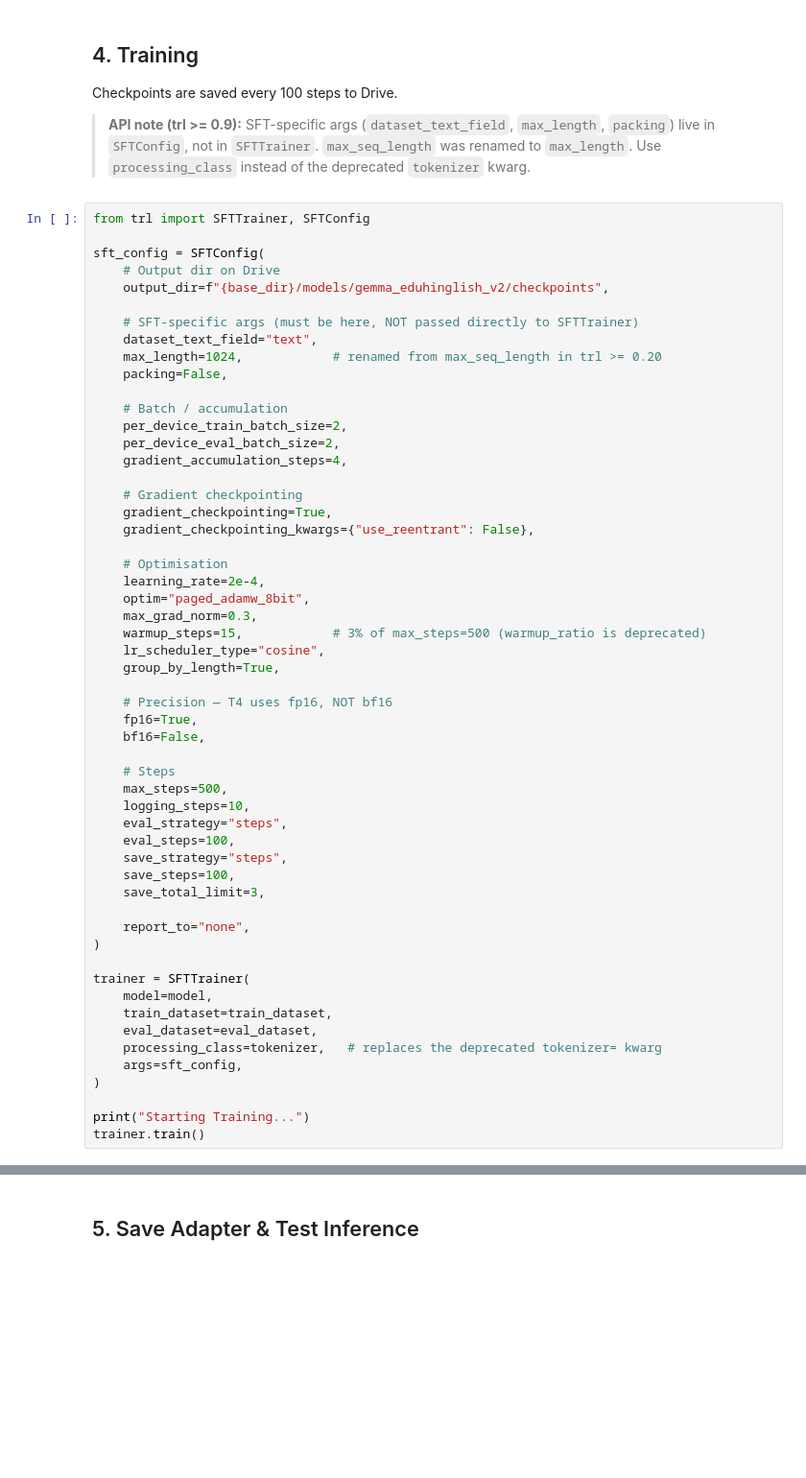
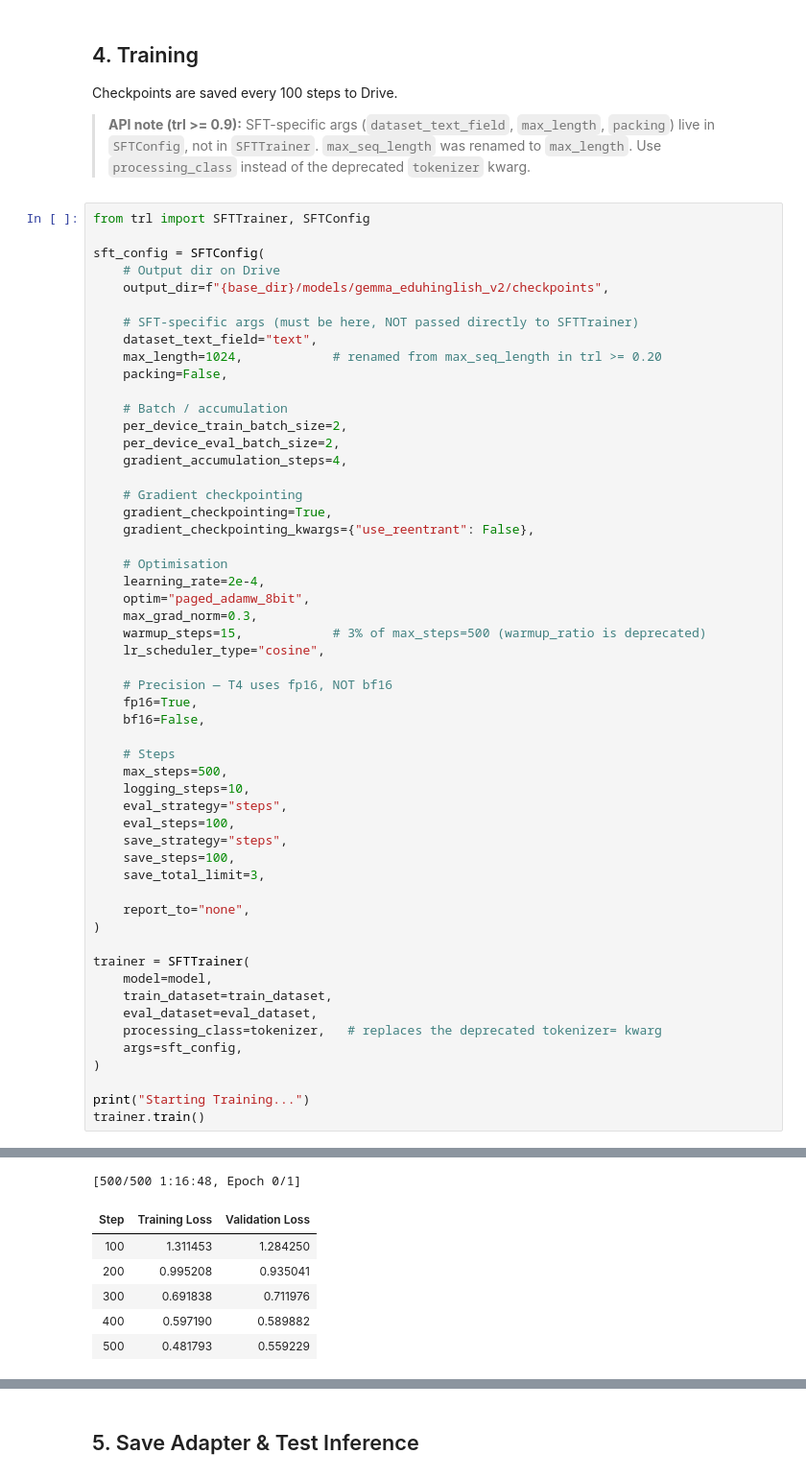
Before and after one commit to PersuasivePost/EduHinglish, a Jupyter notebook: training/colab_notebooks/04_gemma_finetune.ipynb, the cells around one changed output, grey strips where cells are left out. Shown at 96% size. Drawn from its saved outputs; the diff is of its cells as text; blank space fills up the shorter version.

```diff
--- a/training/colab_notebooks/04_gemma_finetune.ipynb
+++ b/training/colab_notebooks/04_gemma_finetune.ipynb
@@ -174,7 +206,6 @@ sft_config = SFTConfig(
     max_grad_norm=0.3,
     warmup_steps=15,            # 3% of max_steps=500 (warmup_ratio is deprecated)
     lr_scheduler_type="cosine",
-    group_by_length=True,
 
     # Precision — T4 uses fp16, NOT bf16
     fp16=True,
@@ -202,3 +233,4 @@ trainer = SFTTrainer(
 
 print("Starting Training...")
 trainer.train()
+# %% [output]
@@ -204,0 +239,7 @@ trainer.train()
+[500/500 1:16:48, Epoch 0/1]
+| Step | Training Loss | Validation Loss |
+| 100 | 1.311453 | 1.284250 |
+| 200 | 0.995208 | 0.935041 |
+| 300 | 0.691838 | 0.711976 |
+| 400 | 0.597190 | 0.589882 |
+| 500 | 0.481793 | 0.559229 |
```
Also changed, not shown: parts of 11 cells of this notebook, 1 other file.
